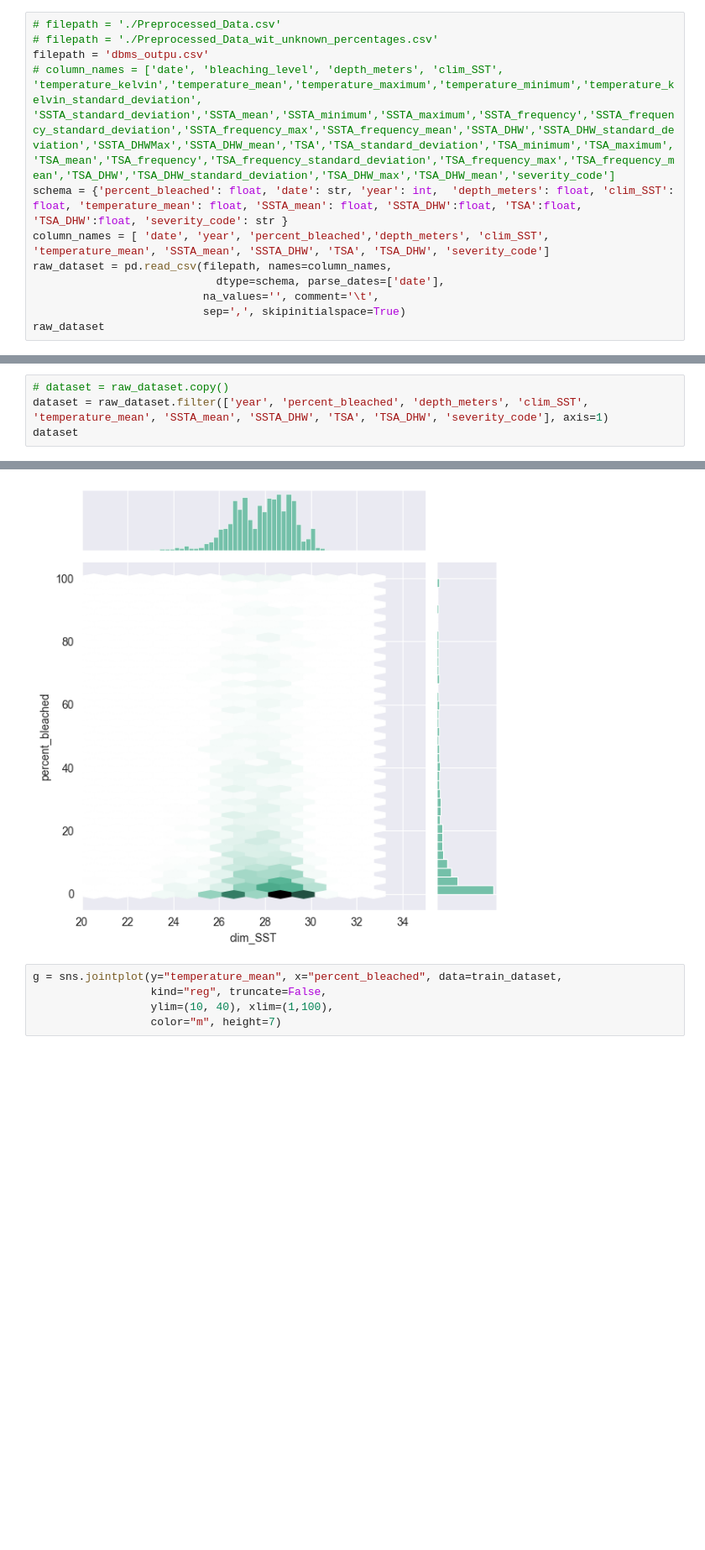
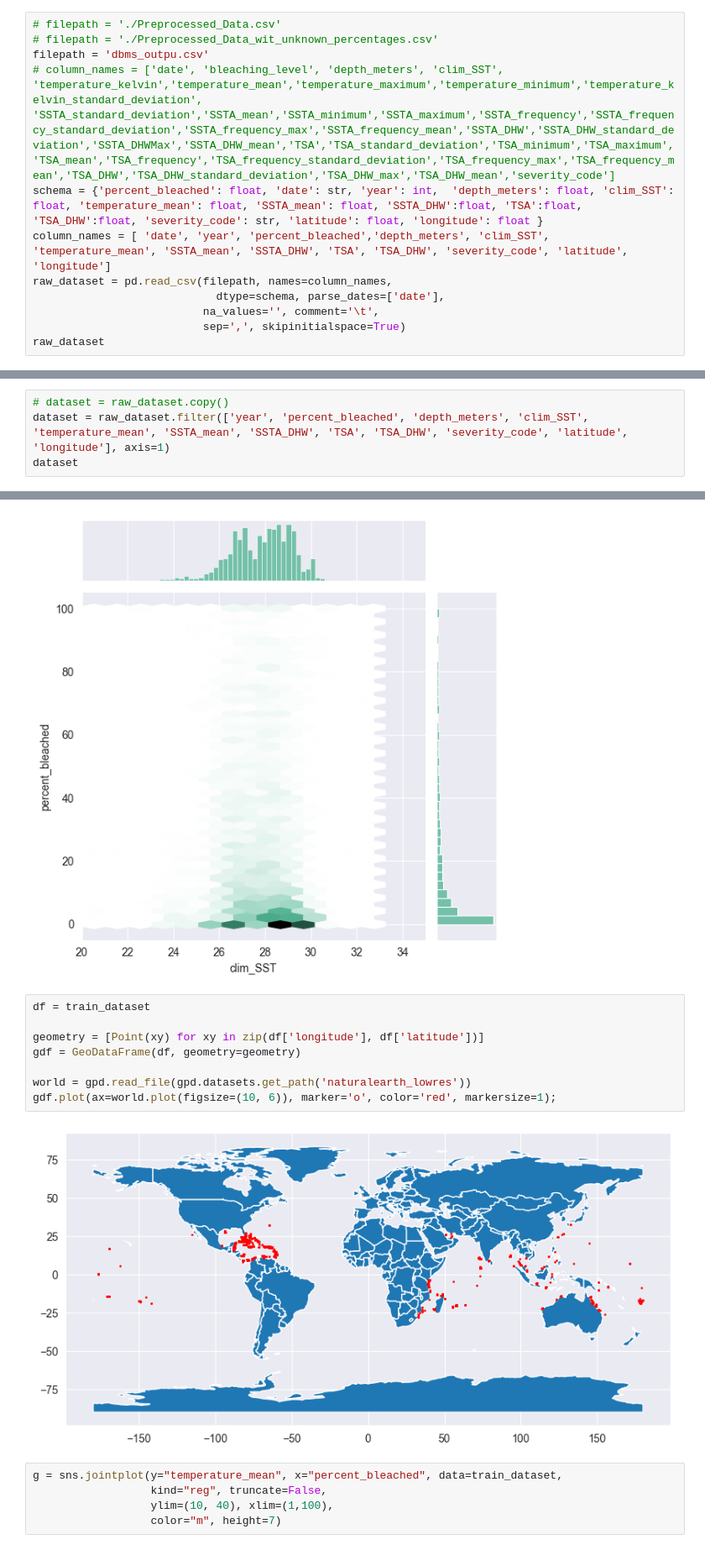
Before and after one commit to S-Romberg/ocean_temp_prediction, a Jupyter notebook: Linear Regression - Predicting Coral Bleaching/linear_regression.ipynb, the cells around one changed output, grey strips where cells are left out. Shown: that part at 84% size. Drawn from its saved outputs; the diff is of its cells as text; blank space fills up the shorter version.

```diff
--- a/Linear Regression - Predicting Coral Bleaching/linear_regression.ipynb
+++ b/Linear Regression - Predicting Coral Bleaching/linear_regression.ipynb
@@ -21,8 +28,8 @@ np.set_printoptions(precision=3, suppress=True)
 # filepath = './Preprocessed_Data_wit_unknown_percentages.csv'
 filepath = 'dbms_outpu.csv'
 # column_names = ['date', 'bleaching_level', 'depth_meters', 'clim_SST', 'temperature_kelvin','temperature_mean','temperature_maximum','temperature_minimum','temperature_kelvin_standard_deviation',	'SSTA_standard_deviation','SSTA_mean','SSTA_minimum','SSTA_maximum','SSTA_frequency','SSTA_frequency_standard_deviation','SSTA_frequency_max','SSTA_frequency_mean','SSTA_DHW','SSTA_DHW_standard_deviation','SSTA_DHWMax','SSTA_DHW_mean','TSA','TSA_standard_deviation','TSA_minimum','TSA_maximum','TSA_mean','TSA_frequency','TSA_frequency_standard_deviation','TSA_frequency_max','TSA_frequency_mean','TSA_DHW','TSA_DHW_standard_deviation','TSA_DHW_max','TSA_DHW_mean','severity_code']
-schema = {'percent_bleached': float, 'date': str, 'year': int,  'depth_meters': float, 'clim_SST': float, 'temperature_mean': float, 'SSTA_mean': float, 'SSTA_DHW':float, 'TSA':float, 'TSA_DHW':float, 'severity_code': str }
-column_names = [ 'date', 'year', 'percent_bleached','depth_meters', 'clim_SST', 'temperature_mean', 'SSTA_mean', 'SSTA_DHW', 'TSA', 'TSA_DHW', 'severity_code']
+schema = {'percent_bleached': float, 'date': str, 'year': int,  'depth_meters': float, 'clim_SST': float, 'temperature_mean': float, 'SSTA_mean': float, 'SSTA_DHW':float, 'TSA':float, 'TSA_DHW':float, 'severity_code': str, 'latitude': float, 'longitude': float }
+column_names = [ 'date', 'year', 'percent_bleached','depth_meters', 'clim_SST', 'temperature_mean', 'SSTA_mean', 'SSTA_DHW', 'TSA', 'TSA_DHW', 'severity_code', 'latitude', 'longitude']
 raw_dataset = pd.read_csv(filepath, names=column_names,
                             dtype=schema, parse_dates=['date'],
                           na_values='', comment='\t',
@@ -45,6 +52,6 @@ raw_dataset
 # %%
 # dataset = raw_dataset.copy()
-dataset = raw_dataset.filter(['year', 'percent_bleached', 'depth_meters', 'clim_SST', 'temperature_mean', 'SSTA_mean', 'SSTA_DHW', 'TSA', 'TSA_DHW', 'severity_code'], axis=1)
+dataset = raw_dataset.filter(['year', 'percent_bleached', 'depth_meters', 'clim_SST', 'temperature_mean', 'SSTA_mean', 'SSTA_DHW', 'TSA', 'TSA_DHW', 'severity_code', 'latitude', 'longitude'], axis=1)
 dataset
 # %% [output]
 |  | year | percent_bleached | depth_meters | clim_SST | temperature_mean | SSTA_mean | SSTA_DHW | TSA | ... |
@@ -163,6 +172,16 @@ test_dataset = dataset.drop(train_dataset.index)
 g = sns.jointplot(x='clim_SST', y='percent_bleached', data=train_dataset, kind="hex", color="#4CB391", xlim=(20, 35))
 # %% [output]
 [figure]
+# %%
+df = train_dataset
+
+geometry = [Point(xy) for xy in zip(df['longitude'], df['latitude'])]
+gdf = GeoDataFrame(df, geometry=geometry)
+
+world = gpd.read_file(gpd.datasets.get_path('naturalearth_lowres'))
+gdf.plot(ax=world.plot(figsize=(10, 6)), marker='o', color='red', markersize=1);
+# %% [output]
+[figure, added]
 # %%
 g = sns.jointplot(y="temperature_mean", x="percent_bleached", data=train_dataset,
                   kind="reg", truncate=False,
```
Also changed, not shown: parts of 21 cells of this notebook, 1 other file.
